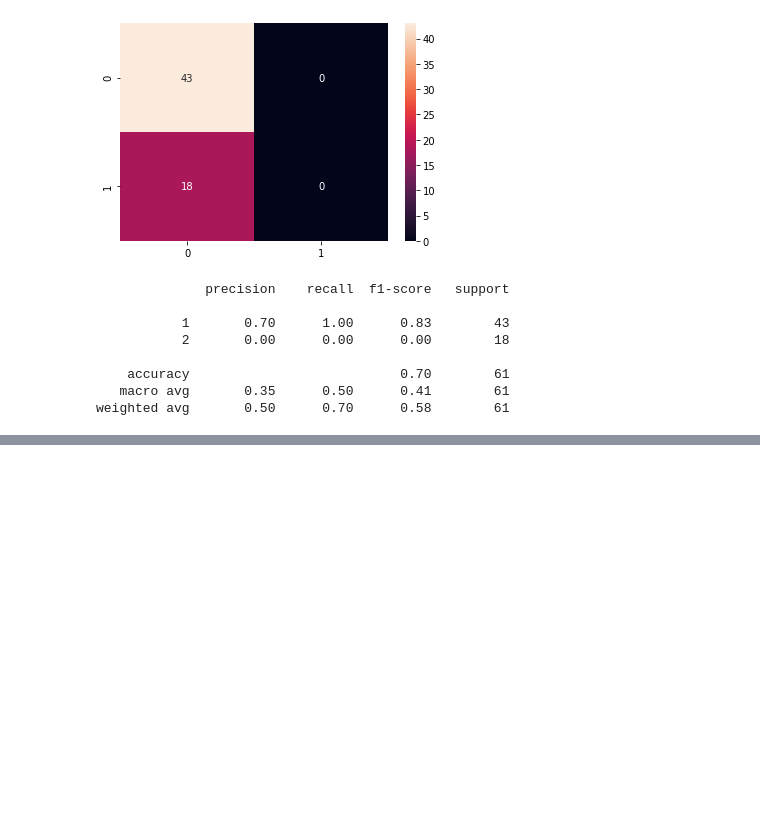
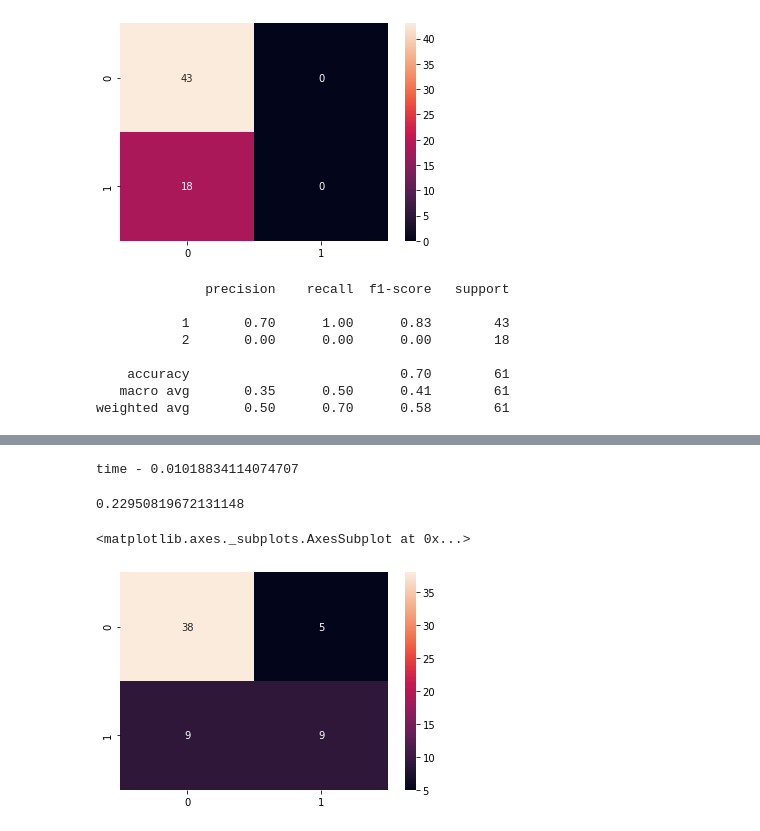
Before and after one commit to SAJAD-52/Haberman_s_Breast_Cancer_Survival_Prediction.ipynb, a Jupyter notebook: Haberman_s_Breast_Cancer_Survival_Prediction.ipynb, the cells around one changed output, grey strips where cells are left out. Cells and saved outputs as stored; diff of their text form; code cells hidden in the pictures; blank space fills up the shorter version.

```diff
--- a/Haberman_s_Breast_Cancer_Survival_Prediction.ipynb
+++ b/Haberman_s_Breast_Cancer_Survival_Prediction.ipynb
@@ -160,0 +245,17 @@ weighted avg       0.50      0.70      0.58        61
+# %%
+start_time = time.time()
+knn.fit(x_train_scaler, y_train)
+y_predict_KNN_scaled = knn.predict(x_test_scaler)
+print("time - {}".format(time.time()-start_time))
+# %% [output]
+time - 0.01018834114074707
+# %%
+cm3 = confusion_matrix(y_test, y_predict_KNN_scaled)
+mean_squared_error(y_test, y_predict_KNN_scaled)
+# %% [output]
+0.22950819672131148
+# %%
+sns.heatmap(cm3, annot=True)
+# %% [output]
+<matplotlib.axes._subplots.AxesSubplot at 0x...>
+[figure, added]
```
Also changed, not shown: parts of 79 cells of this notebook.
